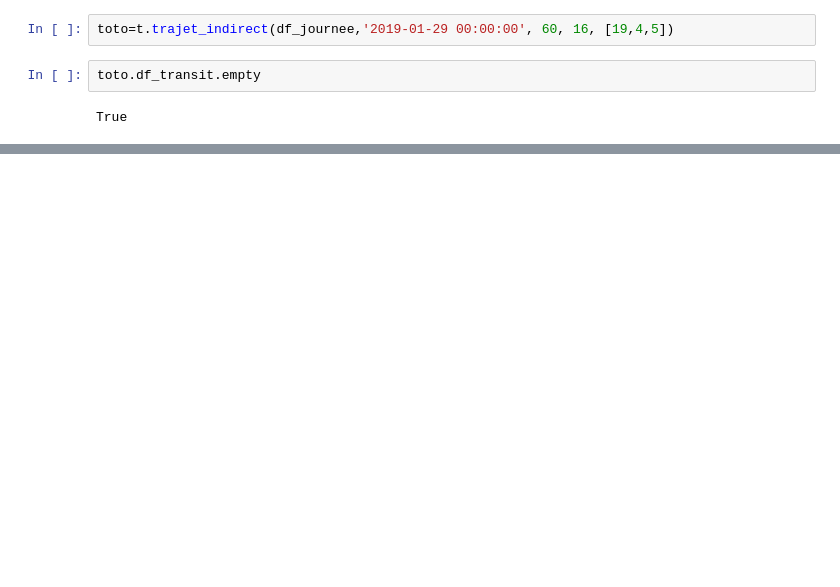
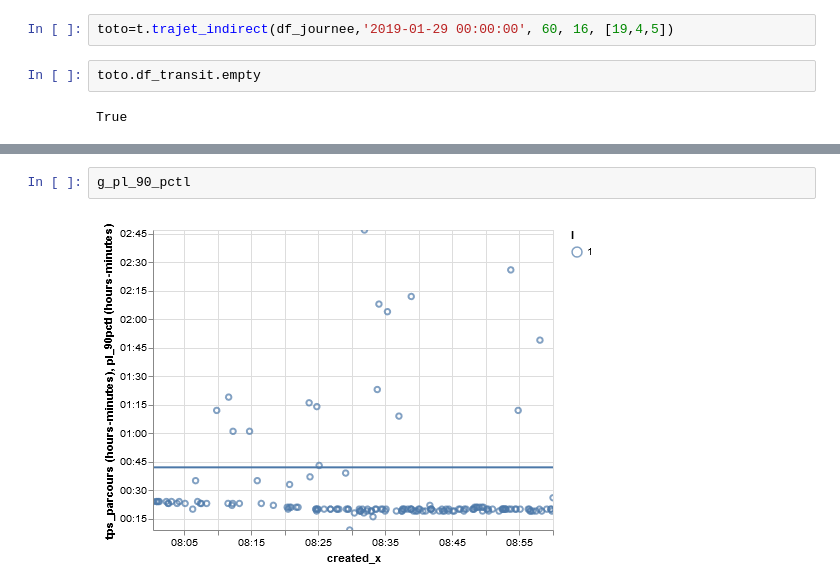
Before and after one commit to nantodevison/lapi, a Jupyter notebook: Carto_Lapi/Analyse/classe_traj_indirect.ipynb, the cells around one changed output, grey strips where cells are left out. Saved outputs shown, nothing was run; the diff lists cells and outputs as text; blank space fills up the shorter version.

```diff
--- a/Carto_Lapi/Analyse/classe_traj_indirect.ipynb
+++ b/Carto_Lapi/Analyse/classe_traj_indirect.ipynb
@@ -106,0 +118,4 @@ dico_od#pour verif
+# %%
+g_pl_90_pctl
+# %% [output]
+[figure, added]
```
Also changed, not shown: parts of 12 cells of this notebook.
